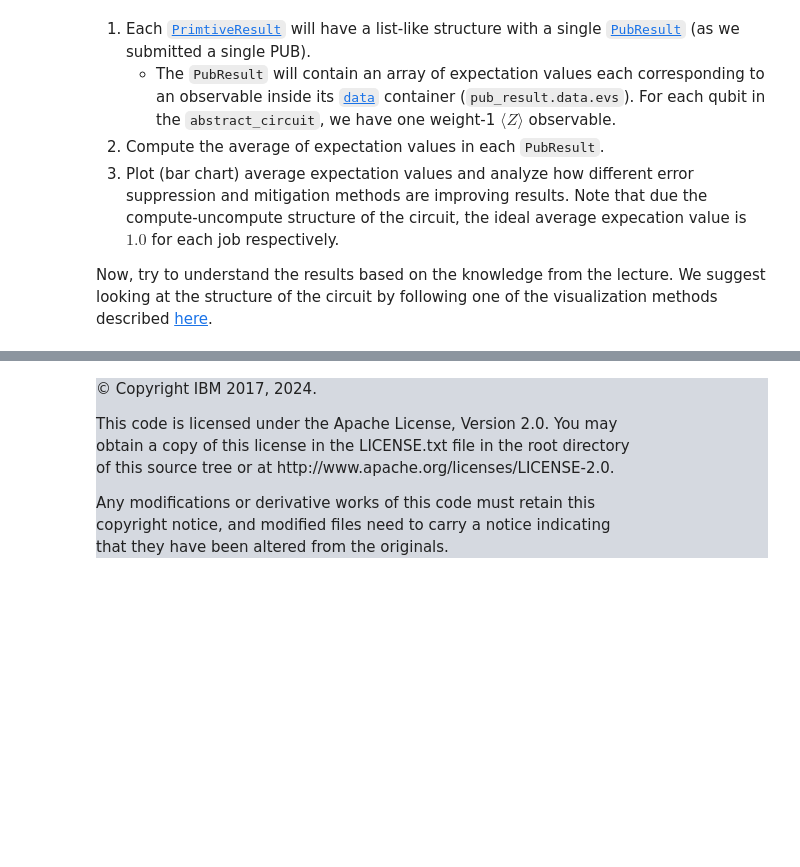
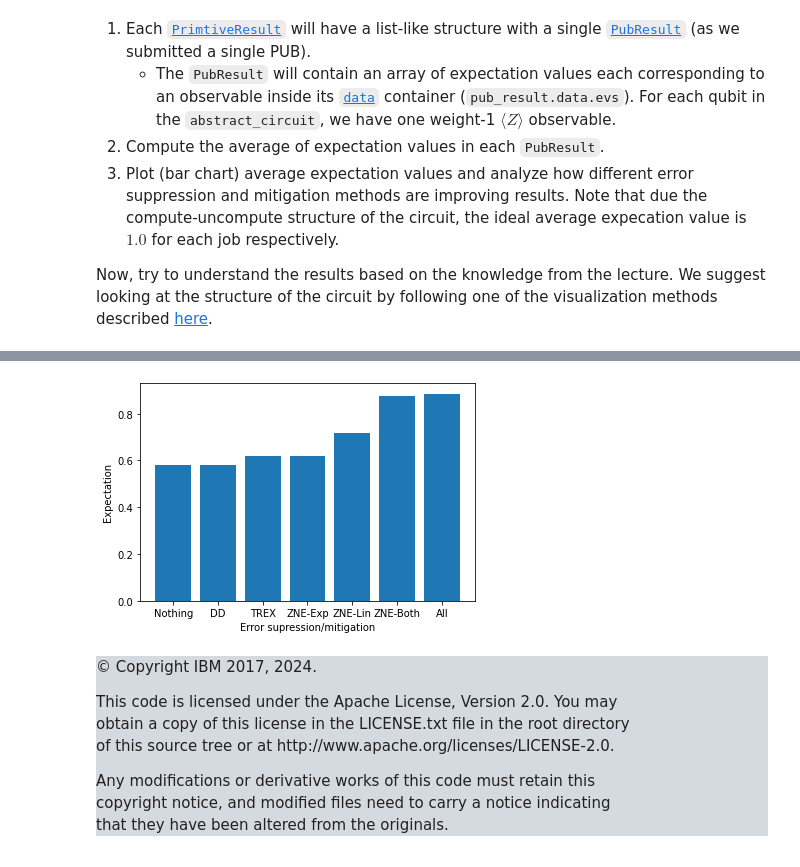
Before and after one commit to NP-compete/QGSS24, a Jupyter notebook: labs/lab3.ipynb, the cells around one changed output, grey strips where cells are left out. Cells and saved outputs as stored; diff of their text form; code cells hidden in the pictures; blank space fills up the shorter version.

```diff
--- a/labs/lab3.ipynb
+++ b/labs/lab3.ipynb
@@ -67,7 +67,16 @@ You must optimize your circuit (and observables) and make them target hardware c
 # %%
 from qiskit_ibm_runtime import QiskitRuntimeService
 
+QiskitRuntimeService.save_account(
+    channel="ibm_quantum",
+    token="bb201fa6c35802a40b5e7c70d675d6f282ddf264c4105f2ae9ffbb4ab866e49e83f85faf14f50e6c95727d674245f005b4d4e57a23feca57915a599b98a412af",
+    instance="events/qgss/24-16",
+    name="qgss24",
+    set_as_default=True,
+    overwrite=True,
+)
+
 service = QiskitRuntimeService()
-backend = service.least_busy(min_num_qubits=127)
+backend = service.backend('ibm_osaka')
 backend.name
 # %% [output]
@@ -284,3 +333,15 @@ primitive_results.append(job_ex6.result())
 Now, try to understand the results based on the knowledge from the lecture. We suggest looking at the structure of the circuit by following one of the visualization methods described [here](https://docs.quantum.ibm.com/build/circuit-visualization).
 # %%
 #Your code for analyzing results goes here
+p1 = np.average(primitive_results[0][0].data.evs)
+p2 = np.average(primitive_results[1][0].data.evs)
+p3 = np.average(primitive_results[2][0].data.evs)
+for val in  primitive_results[3][0].data.evs:
+ if val < 1:
+    p4a = np.average(primitive_results[2][0].data.evs)
+p4b = np.average(primitive_results[4][0].data.evs)
+p5 = np.average(primitive_results[5][0].data.evs)
+p6 = np.average(primitive_results[6][0].data.evs)
+
+
+p1, p2, p3, p4a, p4b, p5, p6
@@ -287,3 +356,20 @@ Now, try to understand the results based on the knowledge from the lecture. We s
+# %%
+import numpy as np
+import matplotlib.pyplot as plt
+import warnings
+
+warnings.filterwarnings("error")
+
+X = [ 'Nothing', 'DD', 'TREX', 'ZNE-Exp', 'ZNE-Lin', 'ZNE-Both', 'All']
+Y = [p1,p2,p3,p4a,p4b,p5,p6]
+X_axis = np.arange(len(X))
+plt.bar(X_axis,Y)
+plt.xticks(X_axis, X)
+plt.xlabel('Error supression/mitigation')
+plt.ylabel('Expectation')
+plt.show()
+# %% [output]
+[figure, added]
 # %%
 import datetime
 from IPython.display import HTML, display
```
Also changed, not shown: parts of 3 cells of this notebook.
